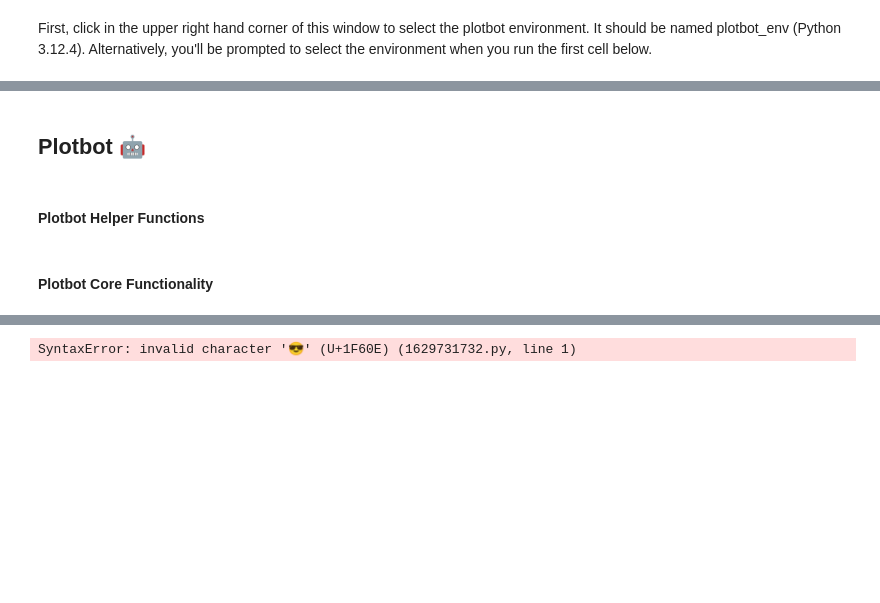
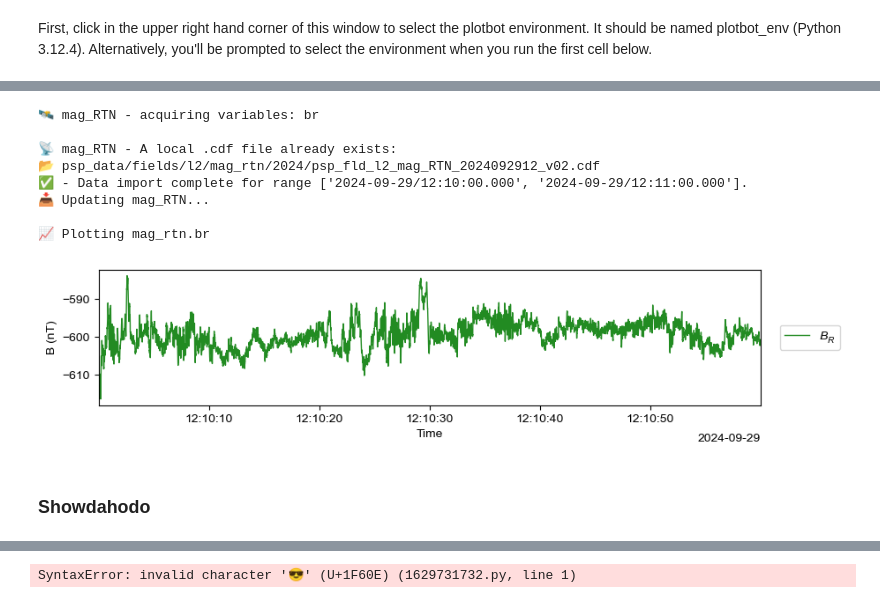
Before and after one commit to Sonified/Plotbot, a Jupyter notebook: Plotbot.ipynb, the cells around one changed output, grey strips where cells are left out. Saved outputs shown, nothing was run; the diff lists cells and outputs as text; code cells hidden in the pictures; blank space fills up the shorter version.

```diff
--- a/Plotbot.ipynb
+++ b/Plotbot.ipynb
@@ -4423,4 +81,18 @@ No data provided; initialized with empty attributes.
+# %%
+print_manager.show_status = True
+
+trange = ['2024-09-29/12:10:00.000', '2024-09-29/12:11:00.000']
+# trange = ['2024-09-30/12:10:00.000', '2024-09-30/12:11:00.000']
+plotbot(trange, mag_rtn.br, 1)
+# %% [output]
+🛰️ mag_RTN - acquiring variables: br
+
+📡 mag_RTN - A local .cdf file already exists:
+📂 psp_data/fields/l2/mag_rtn/2024/psp_fld_l2_mag_RTN_2024092912_v02.cdf
+✅ - Data import complete for range ['2024-09-29/12:10:00.000', '2024-09-29/12:11:00.000'].
+📥 Updating mag_RTN...
+
+📈 Plotting mag_rtn.br
+[figure, added]
 # %% [markdown]
-## Plotbot 🤖
+### Showdahodo
-# %% [markdown]
-#### Plotbot Helper Functions
@@ -4506,2 +98,0 @@ def resample(data, times, new_times):
-# %% [markdown]
-#### Plotbot Core Functionality
```
Also changed, not shown: parts of 70 cells of this notebook, 27 other files.
